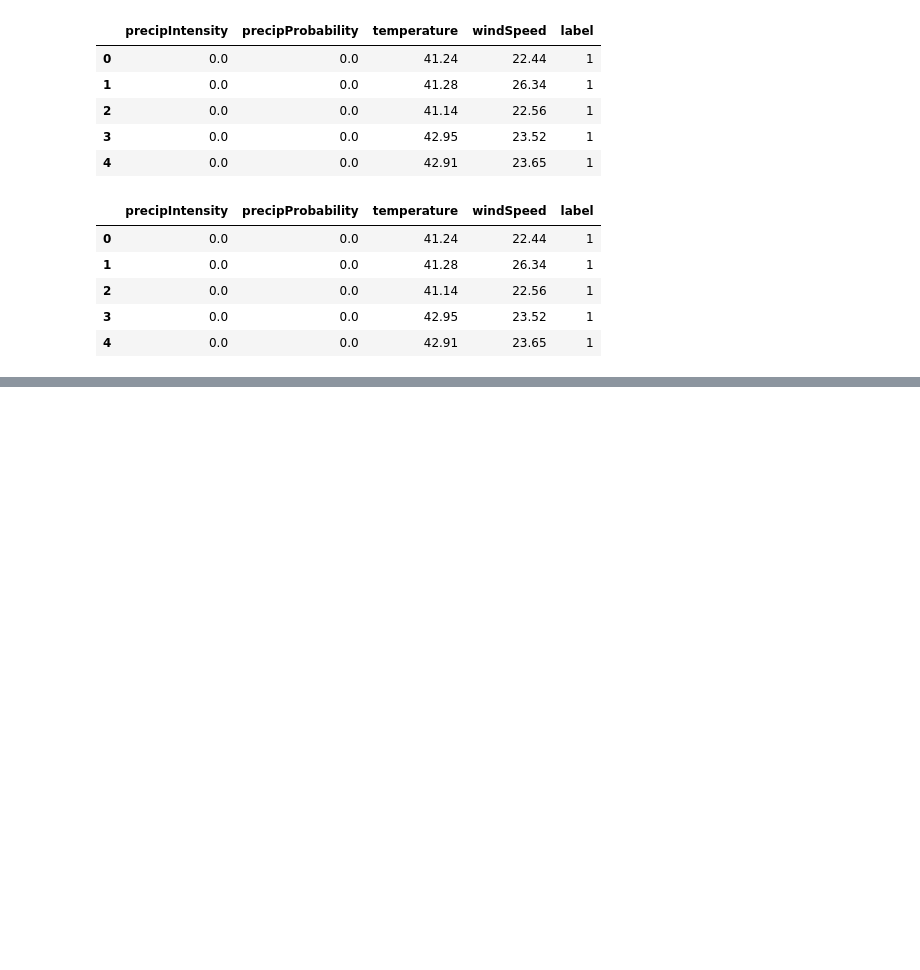
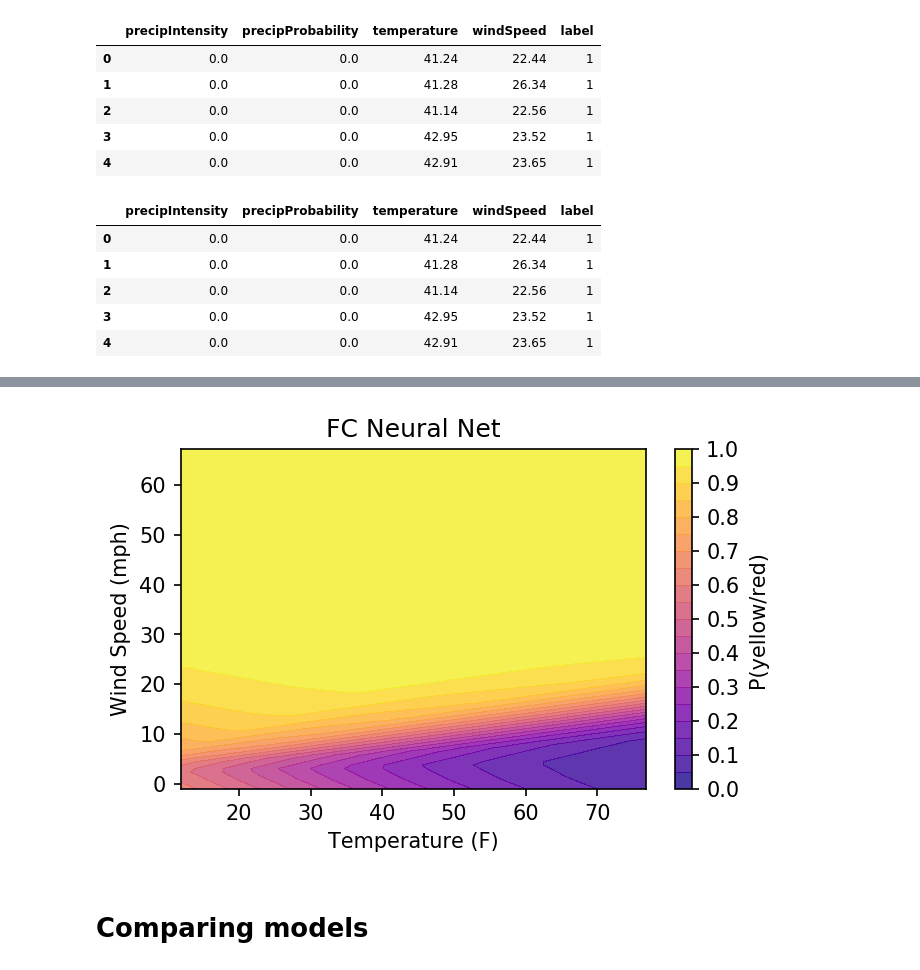
Before and after one commit to tyler-martin-12/rowing_flag_predictor, a Jupyter notebook: data/data_cleaning.ipynb, the cells around one changed output, grey strips where cells are left out. Saved outputs shown, nothing was run; the diff lists cells and outputs as text; code cells hidden in the pictures; blank space fills up the shorter version.

```diff
--- a/data/data_cleaning.ipynb
+++ b/data/data_cleaning.ipynb
@@ -248,0 +297,3 @@ cbar = fig1.colorbar(cs)
+# %%
+y_train_binary = to_categorical(y_train)
+y_test_binary = to_categorical(y_test)
@@ -248,0 +320,8 @@ cbar = fig1.colorbar(cs)
+# %%
+nn_model.compile(loss='categorical_crossentropy', optimizer='adam', metrics=['accuracy'])
+# %%
+class_weight = {0: 1,1: 2}
+
+history = nn_model.fit(x_train, y_train_binary, epochs=100, batch_size=100,  verbose=0,
+                    validation_split=0.1,
+                    class_weight=class_weight)
@@ -248,0 +335,30 @@ cbar = fig1.colorbar(cs)
+# %%
+model_name = 'FC Neural Net'
+resolution = 100
+x_min, x_max = x['temperature'].min() - 1, x['temperature'].max() + 1
+y_min, y_max = x['windSpeed'].min() - 1, x['windSpeed'].max() + 1
+
+const_1 = np.arange(0, 0.01, 0.1)
+const_2 = np.arange(0, 0.01, 0.1)
+xx = np.linspace(x_min, x_max, resolution)
+yy = np.linspace(y_min, y_max, resolution)
+C1, C2, YY, XX = np.meshgrid(const_1, const_2, yy, xx)
+xy = np.vstack([C1.ravel(), C2.ravel(), XX.ravel(), YY.ravel()]).T
+
+z = nn_model.predict(xy)[:,1].reshape(resolution,resolution)
+
+fig1 = plt.figure(figsize=(5,3),dpi=150)
+ax = plt.gca()
+levels, ticks = np.linspace(0,1,21), np.linspace(0,1,11)
+cs = ax.contourf(xx, yy, z, alpha=.8, levels = levels, cmap=plt.cm.plasma, vmin=0, vmax=1, extend='neither')
+
+fig1 = plt.gcf()
+cb = fig1.colorbar(cs,ticks=ticks,label='P(yellow/red)')
+
+title = ax.set_title(model_name)
+ylabel = ax.set_ylabel('Wind Speed (mph)')
+xlabel = ax.set_xlabel('Temperature (F)')
+# %% [output]
+[figure, added]
+# %% [markdown]
+# Comparing models
```
Also changed, not shown: parts of 46 cells of this notebook, 6 other files.
